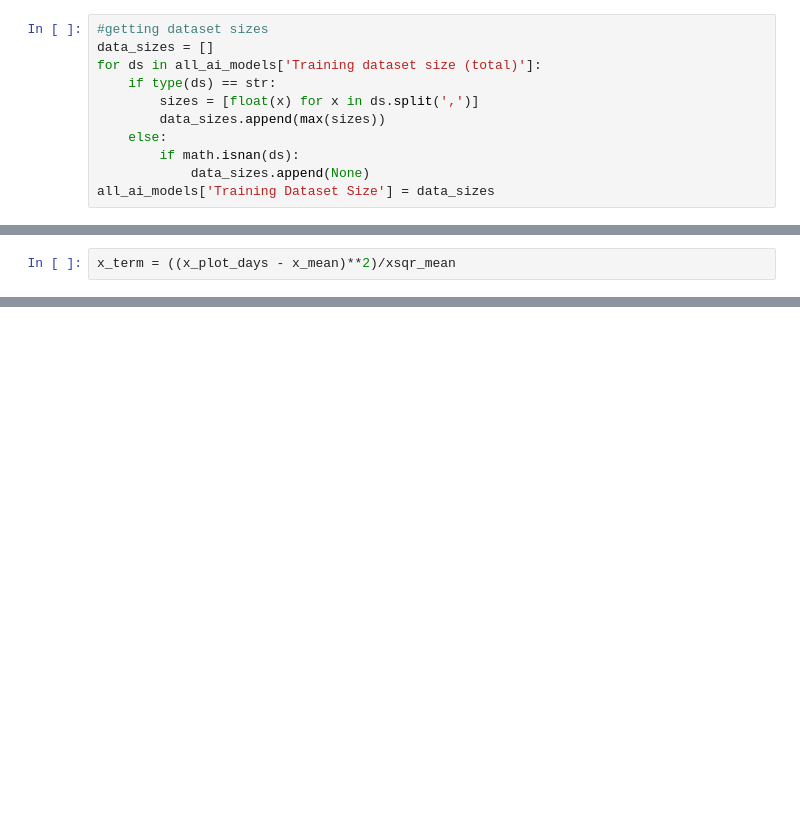
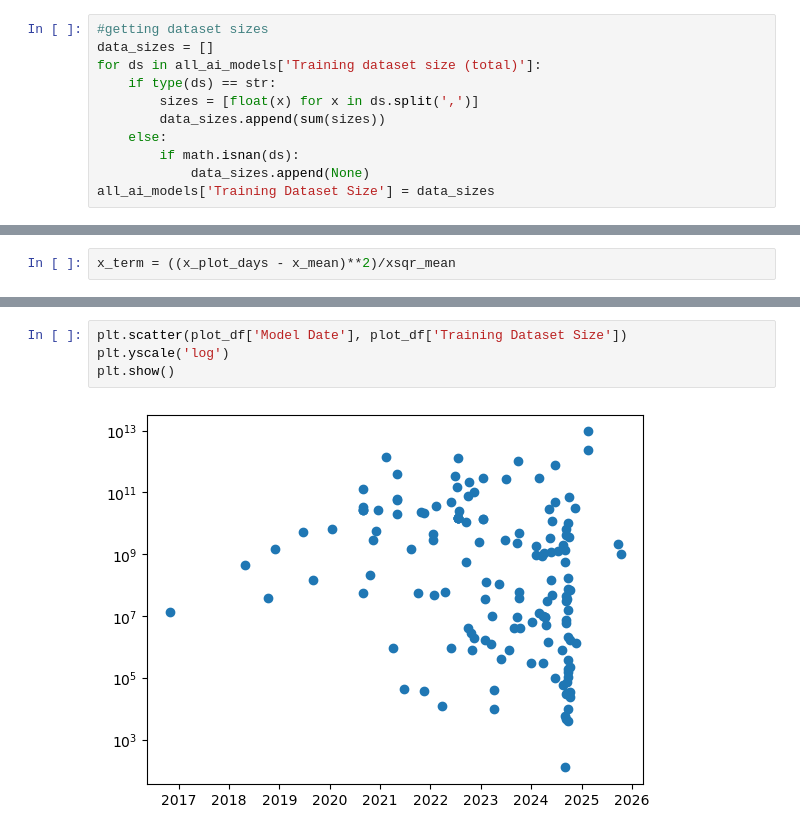
Before and after one commit to georgetown-cset/aixbiodata, a Jupyter notebook: notebooks/epoch ai plots.ipynb, the cells around one changed output, grey strips where cells are left out. Drawn from its saved outputs; the diff is of its cells as text; blank space fills up the shorter version.

Commit message:
fix total dataset size calc

```diff
--- a/notebooks/epoch ai plots.ipynb
+++ b/notebooks/epoch ai plots.ipynb
@@ -47,7 +47,7 @@ data_sizes = []
 for ds in all_ai_models['Training dataset size (total)']:
     if type(ds) == str:
         sizes = [float(x) for x in ds.split(',')]
-        data_sizes.append(max(sizes))
+        data_sizes.append(sum(sizes))
     else:
         if math.isnan(ds):
             data_sizes.append(None)
@@ -187,3 +187,9 @@ fig.write_image('bio_data_size.png')
 fig.show()
 # %% [output]
 [interactive output not drawn]
+# %%
+plt.scatter(plot_df['Model Date'], plot_df['Training Dataset Size'])
+plt.yscale('log')
+plt.show()
+# %% [output]
+[figure, added]
```
Also changed, not shown: parts of 3 cells of this notebook, 2 other files.
